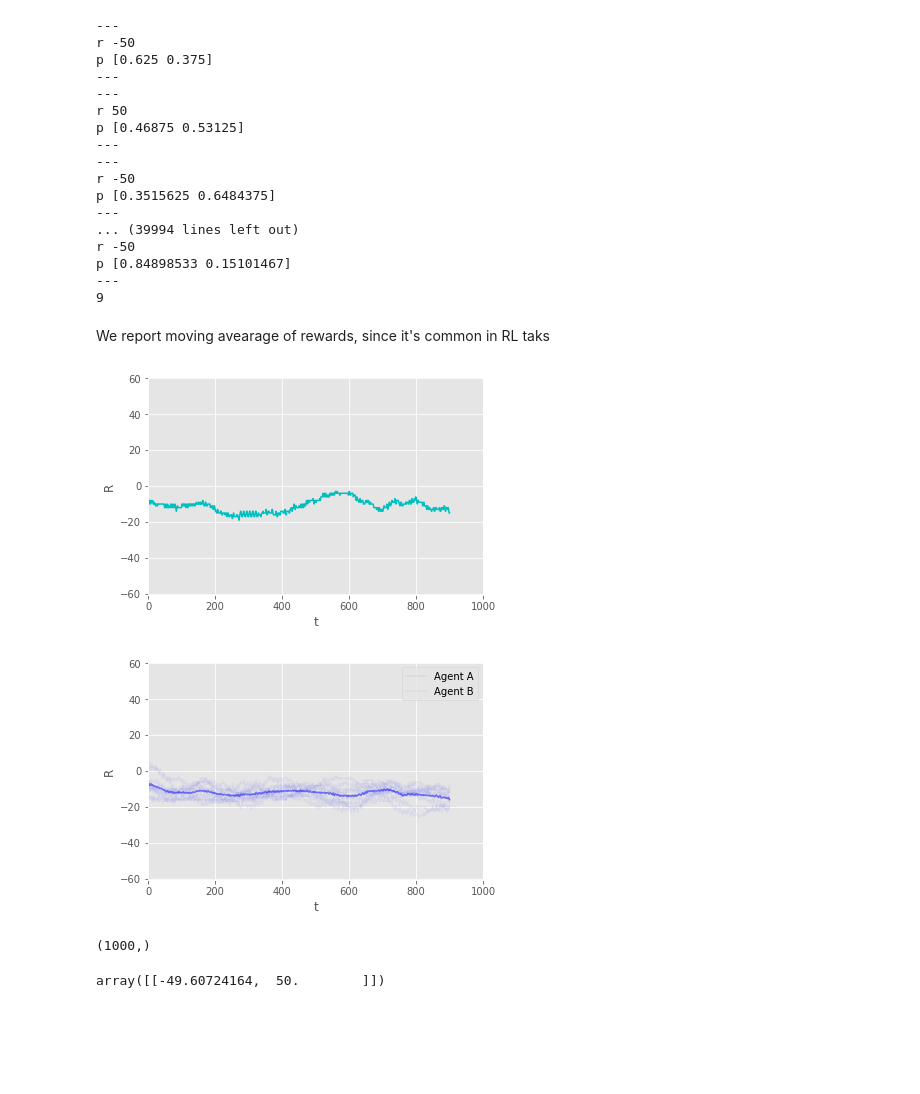
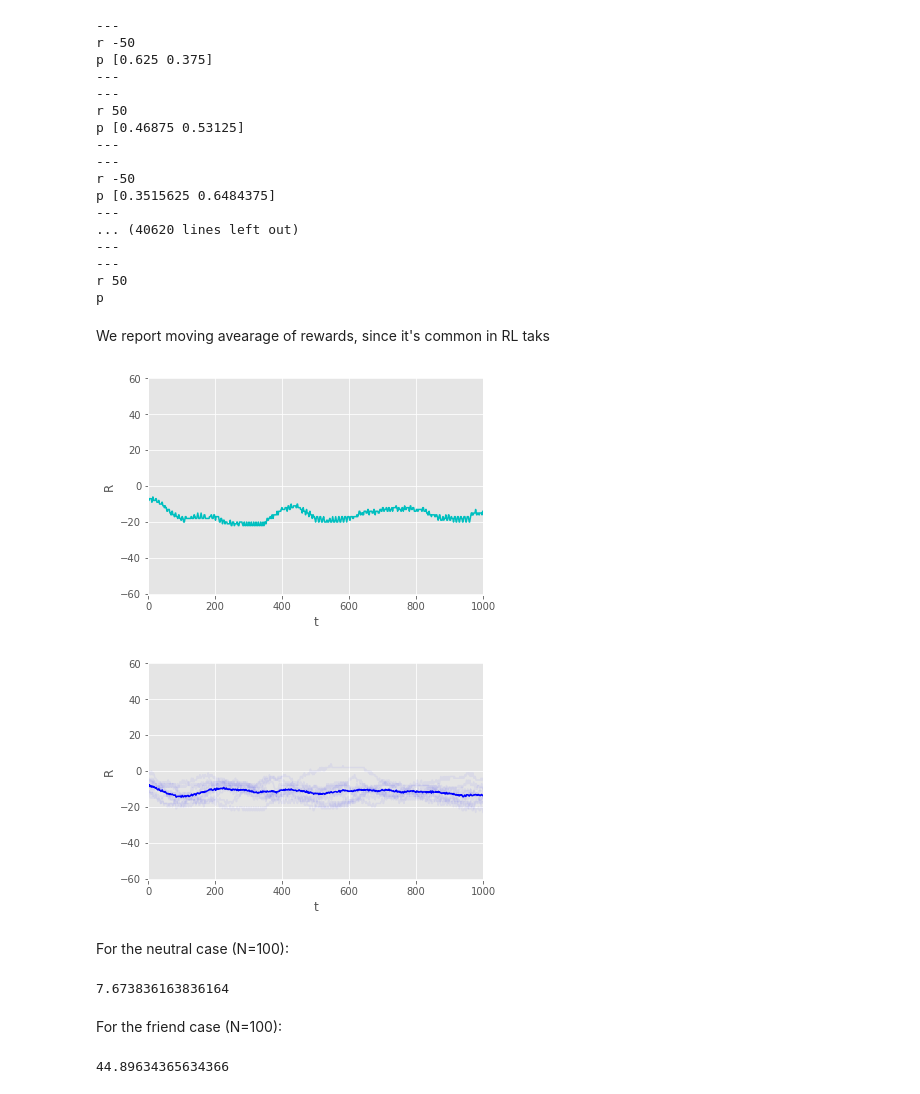
Before and after one commit to vicgalle/ARAMARL, a Jupyter notebook: Experiment4A.ipynb, the cells around one changed output. Saved outputs shown, nothing was run; the diff lists cells and outputs as text; code cells hidden in the pictures; blank space fills up the shorter version.

Commit message:
Experiments with friend and neutral AdvRW

```diff
--- a/Experiment4A.ipynb
+++ b/Experiment4A.ipynb
@@ -9,24 +9,26 @@ N_EXP = 10
 r0ss = []
 r1ss = []
 
+smooth = 100
+
 for n in range(N_EXP):
     batch_size = 1
     max_steps = 1
     gamma = 0.  # only one steps!
 
-    #env = AdvRw('neutral', p=1)
-    env = AdvRw('adversary')
+    mode = 'adversary'
+    env = AdvRw(mode, p=0.6)  # p is only used in neutral mode
     env.reset()
 
     possible_actions = [0, 1]  # Target A or B
 
-    # p = IndQLearningAgent(possible_actions, n_states=1, learning_rate=0.1, epsilon=0.1, gamma=gamma)
-    p = FPLearningAgent(possible_actions, possible_actions, n_states=1, learning_rate=0.1, epsilon=0.1, gamma=gamma)
+    p = IndQLearningAgent(possible_actions, n_states=1, learning_rate=0.1, epsilon=0.1, gamma=gamma)
+    #p = FPLearningAgent(possible_actions, possible_actions, n_states=1, learning_rate=0.1, epsilon=0.1, gamma=gamma)
 
     # Stateless interactions (agents do not have memory)
     s = 0
 
-    n_iter = 1000
+    n_iter = 1000 + smooth # because of the smoothening in the graphics
 
     r0s = []
     r1s = []
@@ -70,11 +72,11 @@ p [0.46875 0.53125]
 r -50
 p [0.3515625 0.6484375]
 ---
-... (39994 lines left out)
-r -50
-p [0.84898533 0.15101467]
+... (40620 lines left out)
 ---
-9
+---
+r 50
+p
 # %%
 def moving_average(a, n=3) :
     ret = np.cumsum(a, dtype=float)
@@ -85,20 +87,22 @@ We report moving avearage of rewards, since it's common in RL taks
 # %%
 %matplotlib inline
 import matplotlib.pyplot as plt
 
 # We set a fancy theme
 plt.style.use('ggplot')
 
-plt.axis([0, max_steps*n_iter, -60.5, 60.5])
 
-plt.plot(moving_average(r0s, 100), 'c')
-plt.plot(moving_average(r1s, 100))
+plt.axis([0, max_steps*n_iter - smooth, -60.5, 60.5])
+
+
+plt.plot(moving_average(r0s, smooth), 'c')
+plt.plot(moving_average(r1s, smooth))
 plt.xlabel('t');
 plt.ylabel('R');
 
-plt.savefig('img/QvsQ.png')
+plt.savefig('img/4A_' + mode + '.png')
 # %% [output]
-[figure, old version]
+[figure, new version]
 # %%
 %matplotlib inline
 import matplotlib.pyplot as plt
@@ -106,28 +110,28 @@ import matplotlib.pyplot as plt
 # We set a fancy theme
 plt.style.use('ggplot')
 
-plt.axis([0, max_steps*n_iter, -60.5, 60.5])
+plt.axis([0, max_steps*n_iter - smooth, -60.5, 60.5])
 for i in range(N_EXP):
     plt.plot(moving_average(r0ss[i], 100), 'b', alpha=0.05)
-    plt.plot(moving_average(r1ss[i], 100), 'r', alpha=0.05)
 
-plt.plot(moving_average(np.asarray(r0ss).mean(axis=0), 100), 'b', alpha=0.5)
-plt.plot(moving_average(np.asarray(r1ss).mean(axis=0), 100), 'r', alpha=0.5)
-len(r0ss[0])
+plt.plot(moving_average(np.asarray(r0ss).mean(axis=0), 100), 'b', alpha=1)
 
 plt.xlabel('t');
 plt.ylabel('R');
 
-plt.legend(['Agent A', 'Agent B']);
 
-plt.savefig('img/QvsQ.png')
+plt.savefig('img/4A_' + mode + '.png')
 # %% [output]
-[figure, old version]
+[figure, new version]
+# %% [markdown]
+For the neutral case (N=100):
 # %%
-np.asarray(r0ss).mean(axis=0).shape
+moving_average(np.asarray(r0ss).mean(axis=0), 100).mean()
 # %% [output]
-(1000,)
+7.673836163836164
-# %%
-p.Q
-# %% [output]
-array([[-49.60724164,  50.        ]])
+# %% [markdown]
+For the friend case (N=100):
+# %%
+moving_average(np.asarray(r0ss).mean(axis=0), 100).mean()
+# %% [output]
+44.89634365634366
```
Also changed, not shown: 7 other files.
